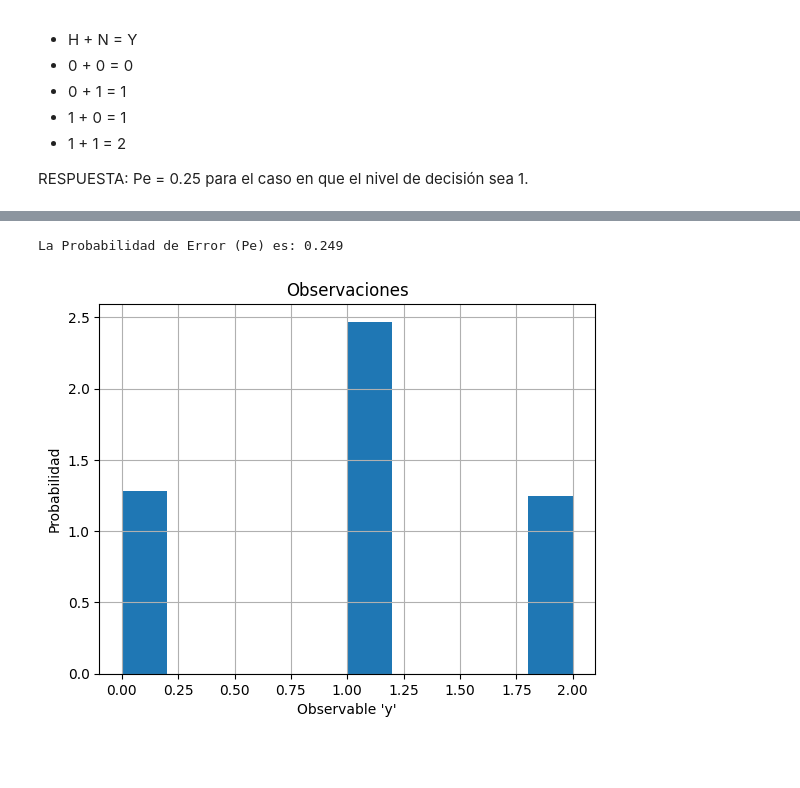
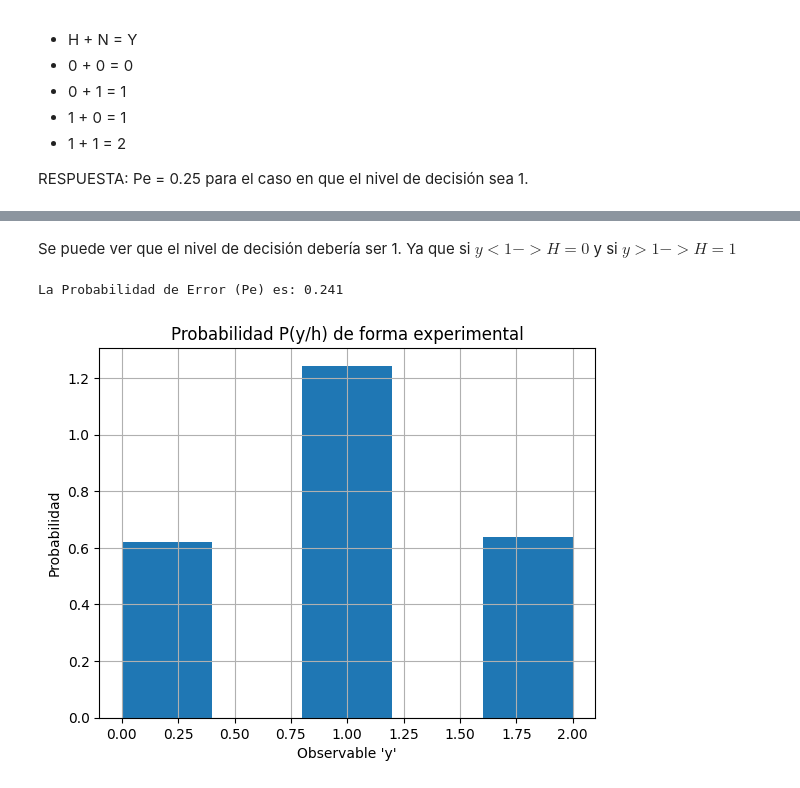
Before and after one commit to GastonFernandez00/Comunicaciones-Digitales, a Jupyter notebook: Codigo/Clase 3/Ejercicio_2.ipynb, the cells around one changed output, grey strips where cells are left out. Cells and saved outputs as stored; diff of their text form; code cells hidden in the pictures; blank space fills up the shorter version.

```diff
--- a/Codigo/Clase 3/Ejercicio_2.ipynb
+++ b/Codigo/Clase 3/Ejercicio_2.ipynb
@@ -29,51 +64,51 @@ Superponiendo las probabilidades, podría verse que un buen nivel de decisión s
+# %% [markdown]
+Se puede ver que el nivel de decisión debería ser 1. Ya que si $y<1 -> H = 0$ y si $y>1 -> H = 1$
 # %%
-import numpy as np
-import matplotlib.pyplot as plt
-
-intentos = 1000
+intentos = 10000
 
 # Se crean las colecciones con valores aleatorios entre 0 y 1
 H = np.random.randint(0,2,intentos)
 N = np.random.randint(0,2,intentos)
+decision = 1
 
 # Ya que el ruido se suma al canal con valores discretos 0 ó 1, el observable
 #y está entre 0 y 2
 Y = [N[n]+H[n] for n in range(intentos)]
 
 #Grafica
-plt.hist(Y,density=True,bins = 10)
+plt.hist(Y,density=True,bins = 5)
 plt.grid()
-plt.title("Observaciones")
+plt.title("Probabilidad P(y/h) de forma experimental")
 plt.xlabel("Observable 'y'")
 plt.ylabel("Probabilidad")
 
 # Se decodifican los datos de cada observación basados en lo que sabemos que puede
 #enviar la fuente (0,1)
 Resultados = []
 for n in range(intentos):
-    if(Y[n] == 0):
+    if(Y[n] < decision):
         Resultados.append(0);
-    elif(Y[n] == 2):
+    elif(Y[n] > decision):
         Resultados.append(1);
     else:
         x = np.random.randint(0,2);
         if(x == 0):
             Resultados.append(0);
         else:
             Resultados.append(1);
 
 correctos = 0
 # Se revisan todos los datos enviado por la fuente, y se contrastan con las decisiones tomadas
 #para saber cuál es la cantidad de aciertos
 for n in range(intentos):
     if(H[n] == Resultados[n]):
         correctos += 1
 
 # Se calcula la propabilidad de aciertos, y luego la probabilidad de error
 Pr = correctos/intentos;
 Pe = 1-Pr;
 print("La Probabilidad de Error (Pe) es:",Pe)
 plt.show()
 # %% [output]
-La Probabilidad de Error (Pe) es: 0.249
+La Probabilidad de Error (Pe) es: 0.241
-[figure, old version]
+[figure, new version]
```
Also changed, not shown: parts of 4 cells of this notebook, 3 other files.
